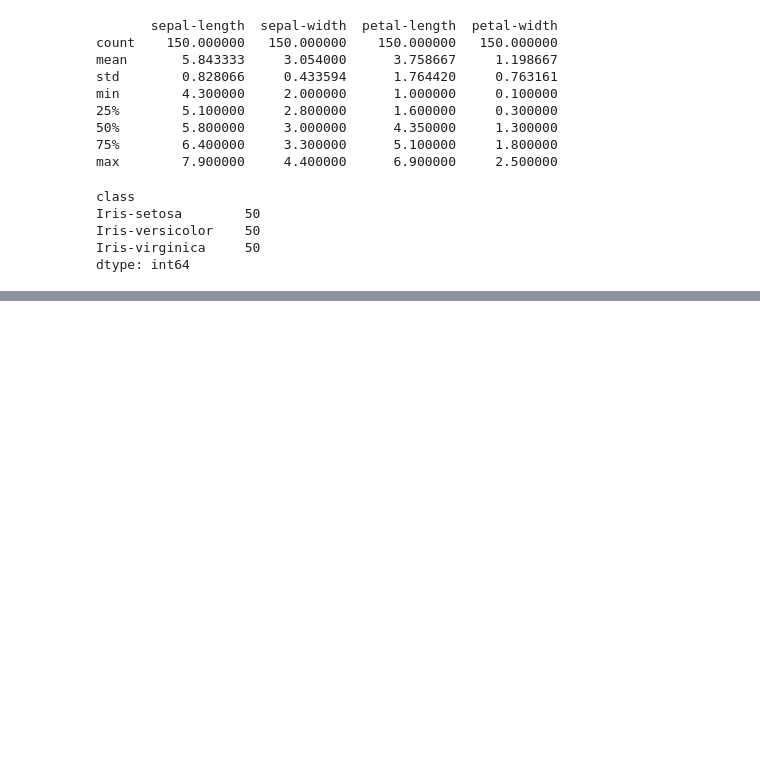
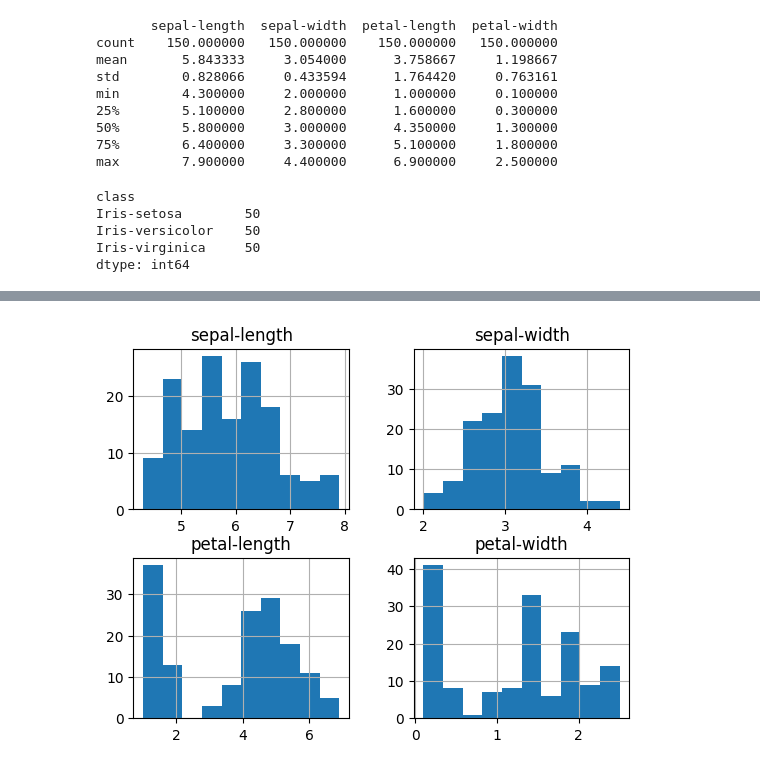
Before and after one commit to Fsrkh/Quera_college_exercises, a Jupyter notebook: Iris.ipynb, the cells around one changed output, grey strips where cells are left out. Cells and saved outputs as stored; diff of their text form; code cells hidden in the pictures; blank space fills up the shorter version.

```diff
--- a/Iris.ipynb
+++ b/Iris.ipynb
@@ -73,0 +82,5 @@ dtype: int64
+# %%
+dataset.hist()
+plt.show()
+# %% [output]
+[figure, added]
```
Also changed, not shown: parts of 4 cells of this notebook.
